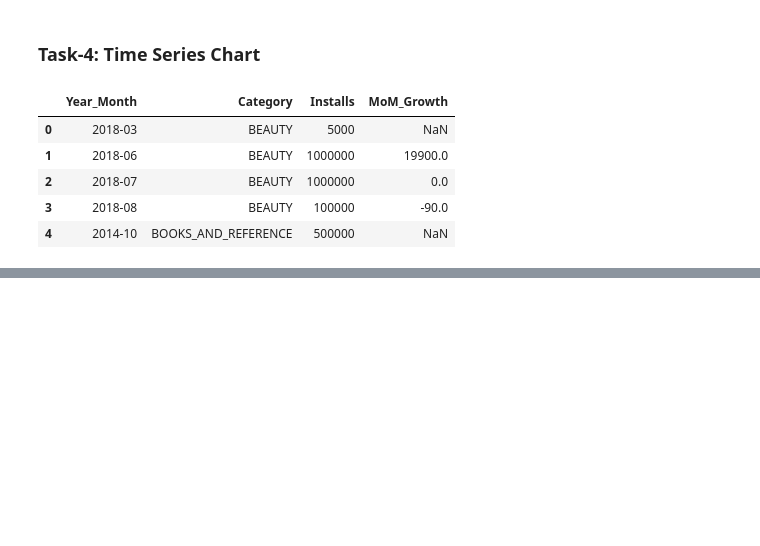
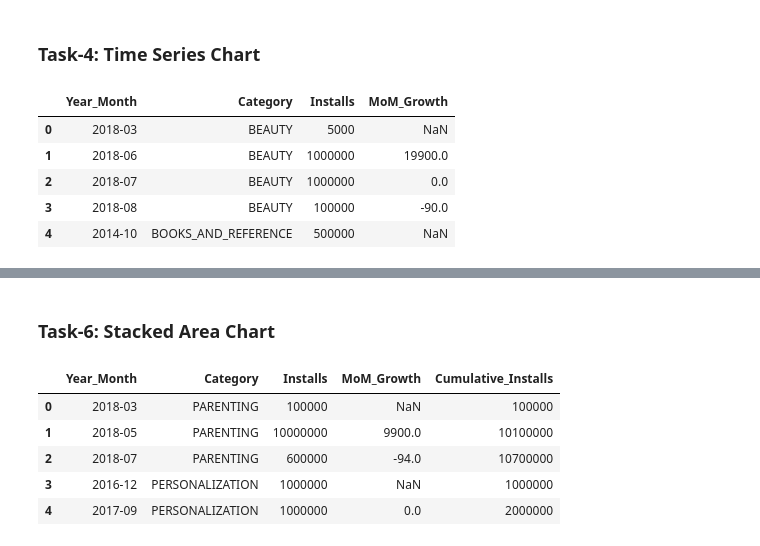
Before and after one commit to OmChauhan07/Google_Play_Store_Data_Analytics, a Jupyter notebook: Notebooks/Dashboard_Implementation.ipynb, the cells around one changed output, grey strips where cells are left out. Cells and saved outputs as stored; diff of their text form; code cells hidden in the pictures; blank space fills up the shorter version.

```diff
--- a/Notebooks/Dashboard_Implementation.ipynb
+++ b/Notebooks/Dashboard_Implementation.ipynb
@@ -453,0 +550,12 @@ fig.show(renderer="browser")
+# %% [markdown]
+### Task-6: Stacked Area Chart
+# %%
+t6_df = pd.read_csv("../Data/Task_wise_dataset/task6_grouped.csv")
+t6_df.head()
+# %% [output]
+|  | Year_Month | Category | Installs | MoM_Growth | Cumulative_Installs |
+| 0 | 2018-03 | PARENTING | 100000 | NaN | 100000 |
+| 1 | 2018-05 | PARENTING | 10000000 | 9900.0 | 10100000 |
+| 2 | 2018-07 | PARENTING | 600000 | -94.0 | 10700000 |
+| 3 | 2016-12 | PERSONALIZATION | 1000000 | NaN | 1000000 |
+| 4 | 2017-09 | PERSONALIZATION | 1000000 | 0.0 | 2000000 |
```
Also changed, not shown: parts of 19 cells of this notebook.
